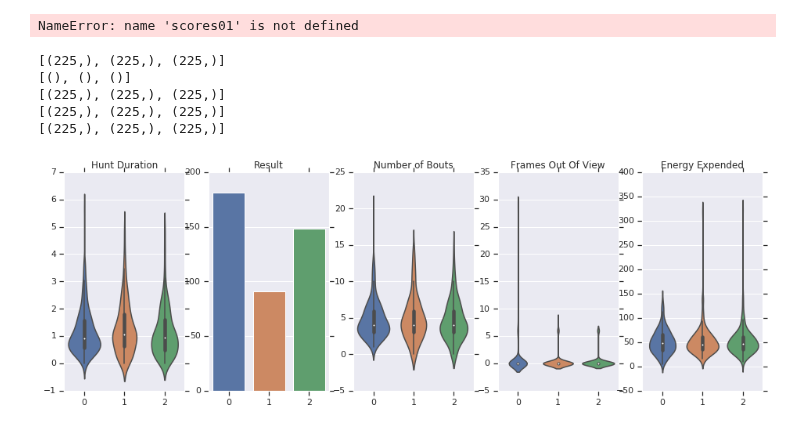
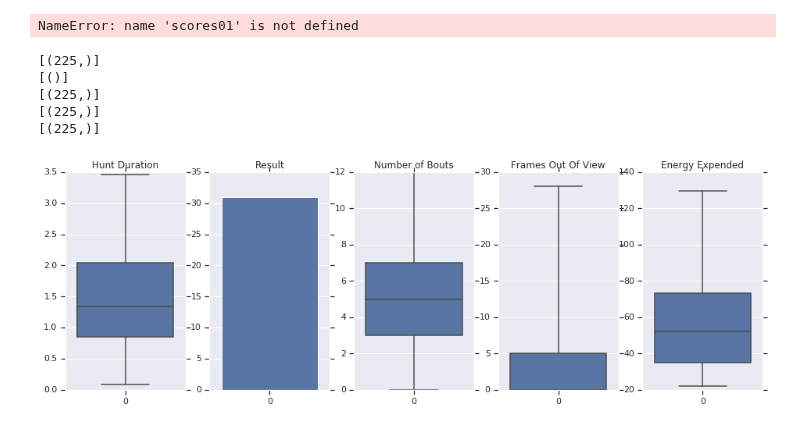
Before and after one commit to elifesciences-publications/PreycapMaster, a Jupyter notebook: Model_Plot.ipynb, the cells around one changed output. Cells and saved outputs as stored; diff of their text form; code cells hidden in the pictures.

```diff
--- a/Model_Plot.ipynb
+++ b/Model_Plot.ipynb
@@ -340,20 +362,20 @@ labels['Para Az', 'Postbout Para Az']
 # STILL HAVE TO INDEX OUT AZ, ALT, DIST. ALMOST THERE
 make_regression_plots(scores01[4][:,0], scores01[4][:,1], scores01[5][:, 0], scores01[5][:, 1], )
 # %%
-fig = plot_query(ms, p_inits, strike_params, 'violin')
+fig = plot_query(ms, p_inits, strike_params, 'box')
 fig.savefig('model_results.pdf')
 
 ## note that the ideal model is already maximally good.
 # there is some fault that you're introducing with projecting the para forward,
 # and i think it has to do with the exact number you're using for the projection.
 # if you extrapolate 10 frames but the bout is shorter than that, you will be inevitably ahead
 # if you extrapolate 10 frames but the bout is longer, you will be inevitably behind
 # you may have to tune the ideal choice to the fish's knowledge of how long its bout will be,
 # then extrapolate according to that (i.e. if the fish's bout will take 20 frames, extrapolate to 20)
 # %% [output]
-[(225,), (225,), (225,)]
-[(), (), ()]
-[(225,), (225,), (225,)]
-[(225,), (225,), (225,)]
-[(225,), (225,), (225,)]
+[(225,)]
+[()]
+[(225,)]
+[(225,)]
+[(225,)]
-[figure, old version]
+[figure, new version]
```
Also changed, not shown: parts of 11 cells of this notebook, 6 other files.
